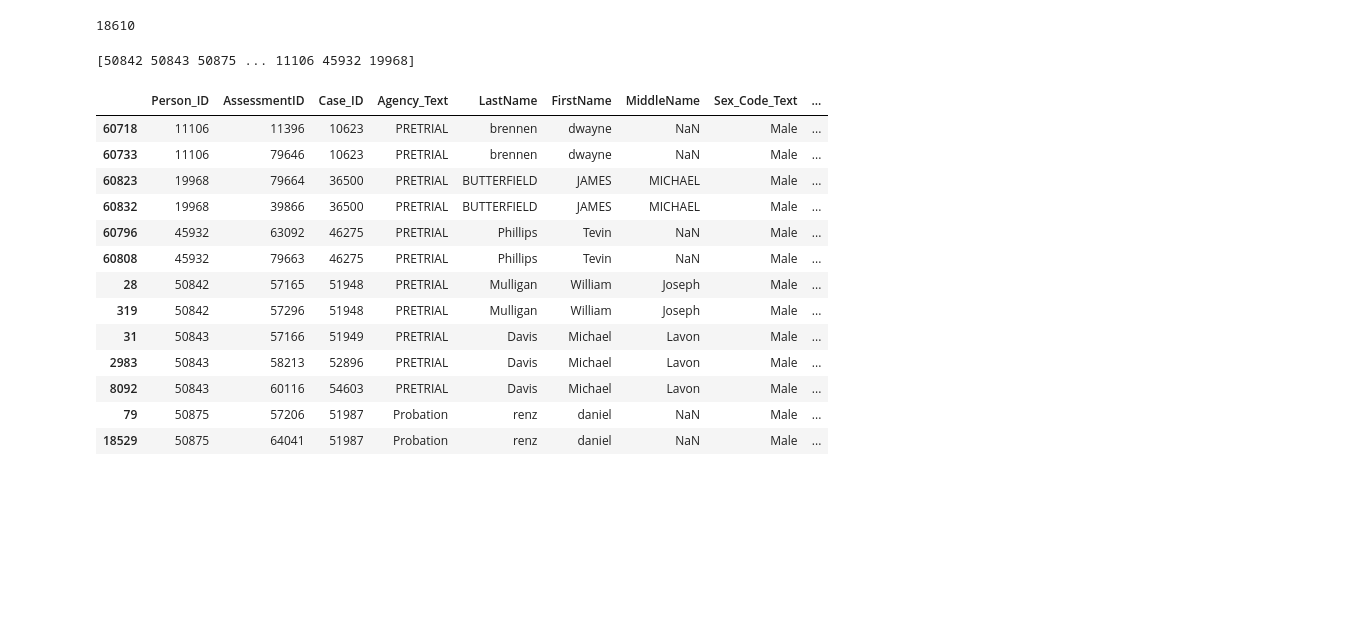
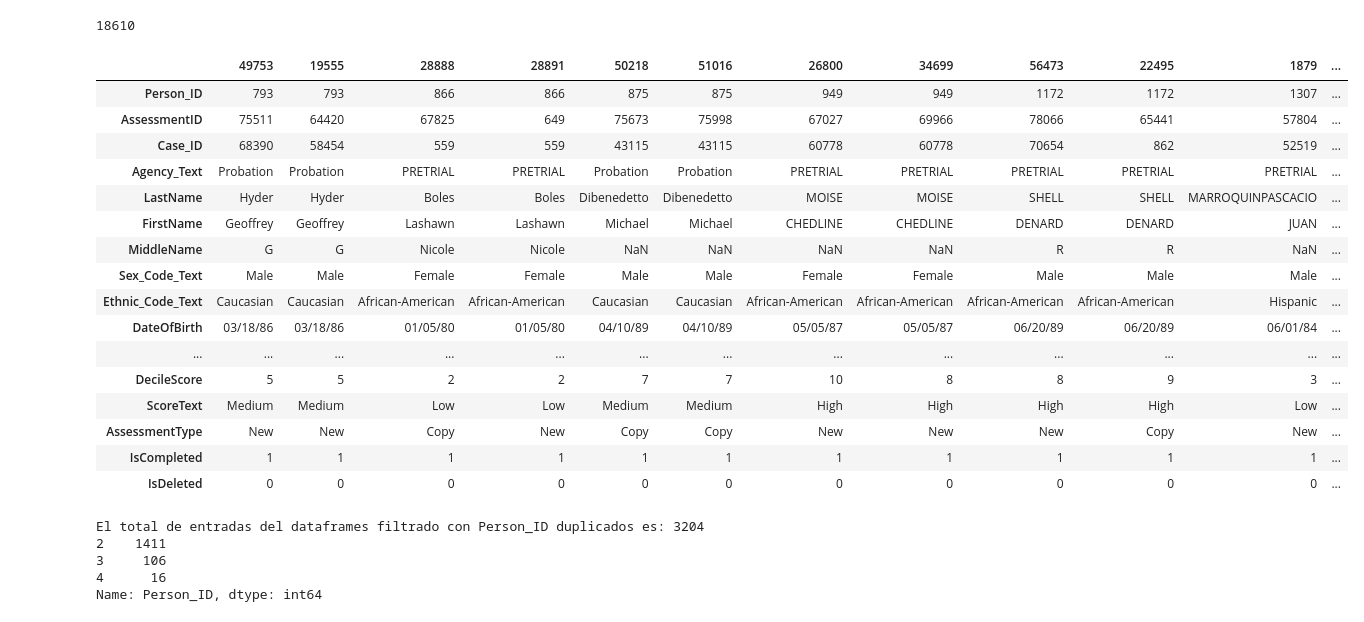
Before and after one commit to MangelFdz/nuclio_g3_bias, a Jupyter notebook: users/victor/TFM_1.ipynb, the cells around one changed output. Drawn from its saved outputs; the diff is of its cells as text; code cells hidden in the pictures; blank space fills up the shorter version.

Commit message:
limpieza duplicados compas scores

```diff
--- a/users/victor/TFM_1.ipynb
+++ b/users/victor/TFM_1.ipynb
@@ -411,37 +411,49 @@ df1['Person_ID'].nunique()
 #comprobamos que siguen habiendo personas, o IDs de persona, que siguen estando duplicados. Procedemos a analizar esos duplicados.
 # %% [output]
 18610
-# %%
-# Identificar los valores duplicados en la columna 'Person_ID'
-duplicated_ids = df1[df1['Person_ID'].duplicated(keep=False)]['Person_ID']
-
-# Obtener una lista con los valores únicos que están duplicados
-duplicated_ids_list = duplicated_ids.unique()
-
-# Mostrar la lista de valores 'Person_ID' duplicados
-print(duplicated_ids_list)
-# %% [output]
-[50842 50843 50875 ... 11106 45932 19968]
-# %%
-# Lista de valores específicos de 'Person_ID' duplicados, cogemos una muestra aleatoria de los primeros y últimos valores duplicados
-person_ids = [50842, 50843, 50875, 11106, 45932, 19968]
-
-# Filtrar el DataFrame para obtener las filas con esos 'Person_ID', y los ordenamos por el código de 'Person_ID'
-filtered_df = df1[df1['Person_ID'].isin(person_ids)]
-filtered_df = filtered_df.sort_values(by='Person_ID')
-filtered_df
-# %% [output]
-|  | Person_ID | AssessmentID | Case_ID | Agency_Text | LastName | FirstName | MiddleName | Sex_Code_Text | ... |
-| 60718 | 11106 | 11396 | 10623 | PRETRIAL | brennen | dwayne | NaN | Male | ... |
-| 60733 | 11106 | 79646 | 10623 | PRETRIAL | brennen | dwayne | NaN | Male | ... |
-| 60823 | 19968 | 79664 | 36500 | PRETRIAL | BUTTERFIELD | JAMES | MICHAEL | Male | ... |
-| 60832 | 19968 | 39866 | 36500 | PRETRIAL | BUTTERFIELD | JAMES | MICHAEL | Male | ... |
-| 60796 | 45932 | 63092 | 46275 | PRETRIAL | Phillips | Tevin | NaN | Male | ... |
-| 60808 | 45932 | 79663 | 46275 | PRETRIAL | Phillips | Tevin | NaN | Male | ... |
-| 28 | 50842 | 57165 | 51948 | PRETRIAL | Mulligan | William | Joseph | Male | ... |
-| 319 | 50842 | 57296 | 51948 | PRETRIAL | Mulligan | William | Joseph | Male | ... |
-| 31 | 50843 | 57166 | 51949 | PRETRIAL | Davis | Michael | Lavon | Male | ... |
-| 2983 | 50843 | 58213 | 52896 | PRETRIAL | Davis | Michael | Lavon | Male | ... |
-| 8092 | 50843 | 60116 | 54603 | PRETRIAL | Davis | Michael | Lavon | Male | ... |
-| 79 | 50875 | 57206 | 51987 | Probation | renz | daniel | NaN | Male | ... |
-| 18529 | 50875 | 64041 | 51987 | Probation | renz | daniel | NaN | Male | ... |
+# %%
+# Ordenamos el dataset por "Person_ID", creamos un dataset solo con los IDs duplicados, y transponemos los datos para analizar
+# cual puede ser el motivo de que existan dichos duplicados
+
+
+df1_dup = df1[df1['Person_ID'].duplicated(keep=False)]
+
+# Ordenar por 'Person_ID'
+df1_dup = df1_dup.sort_values(by='Person_ID')
+
+df1_dup.head(100).transpose()
+# %% [output]
+|  | 49753 | 19555 | 28888 | 28891 | 50218 | 51016 | 26800 | 34699 | 56473 | 22495 | 1879 | ... |
+| Person_ID | 793 | 793 | 866 | 866 | 875 | 875 | 949 | 949 | 1172 | 1172 | 1307 | ... |
+| AssessmentID | 75511 | 64420 | 67825 | 649 | 75673 | 75998 | 67027 | 69966 | 78066 | 65441 | 57804 | ... |
+| Case_ID | 68390 | 58454 | 559 | 559 | 43115 | 43115 | 60778 | 60778 | 70654 | 862 | 52519 | ... |
+| Agency_Text | Probation | Probation | PRETRIAL | PRETRIAL | Probation | Probation | PRETRIAL | PRETRIAL | PRETRIAL | PRETRIAL | PRETRIAL | ... |
+| LastName | Hyder | Hyder | Boles | Boles | Dibenedetto | Dibenedetto | MOISE | MOISE | SHELL | SHELL | MARROQUINPASCACIO | ... |
+| FirstName | Geoffrey | Geoffrey | Lashawn | Lashawn | Michael | Michael | CHEDLINE | CHEDLINE | DENARD | DENARD | JUAN | ... |
+| MiddleName | G | G | Nicole | Nicole | NaN | NaN | NaN | NaN | R | R | NaN | ... |
+| Sex_Code_Text | Male | Male | Female | Female | Male | Male | Female | Female | Male | Male | Male | ... |
+| Ethnic_Code_Text | Caucasian | Caucasian | African-American | African-American | Caucasian | Caucasian | African-American | African-American | African-American | African-American | Hispanic | ... |
+| DateOfBirth | 03/18/86 | 03/18/86 | 01/05/80 | 01/05/80 | 04/10/89 | 04/10/89 | 05/05/87 | 05/05/87 | 06/20/89 | 06/20/89 | 06/01/84 | ... |
+| ... | ... | ... | ... | ... | ... | ... | ... | ... | ... | ... | ... | ... |
+| DecileScore | 5 | 5 | 2 | 2 | 7 | 7 | 10 | 8 | 8 | 9 | 3 | ... |
+| ScoreText | Medium | Medium | Low | Low | Medium | Medium | High | High | High | High | Low | ... |
+| AssessmentType | New | New | Copy | New | Copy | Copy | New | New | New | Copy | New | ... |
+| IsCompleted | 1 | 1 | 1 | 1 | 1 | 1 | 1 | 1 | 1 | 1 | 1 | ... |
+| IsDeleted | 0 | 0 | 0 | 0 | 0 | 0 | 0 | 0 | 0 | 0 | 0 | ... |
+# %%
+print(f"El total de entradas del dataframes filtrado con Person_ID duplicados es: {len(df1_dup)}")
+
+# Contar la cantidad de veces que aparece cada 'Person_ID'
+count_per_id = df1_dup['Person_ID'].value_counts()
+
+# Contar cuántos 'Person_ID' tienen cada número de apariciones
+count_duplicates = count_per_id.value_counts()
+
+# Mostrar el resultado
+print(count_duplicates)
+# %% [output]
+El total de entradas del dataframes filtrado con Person_ID duplicados es: 3204
+2    1411
+3     106
+4      16
+Name: Person_ID, dtype: int64
```
Also changed, not shown: parts of 4 cells of this notebook, 1 other file.
